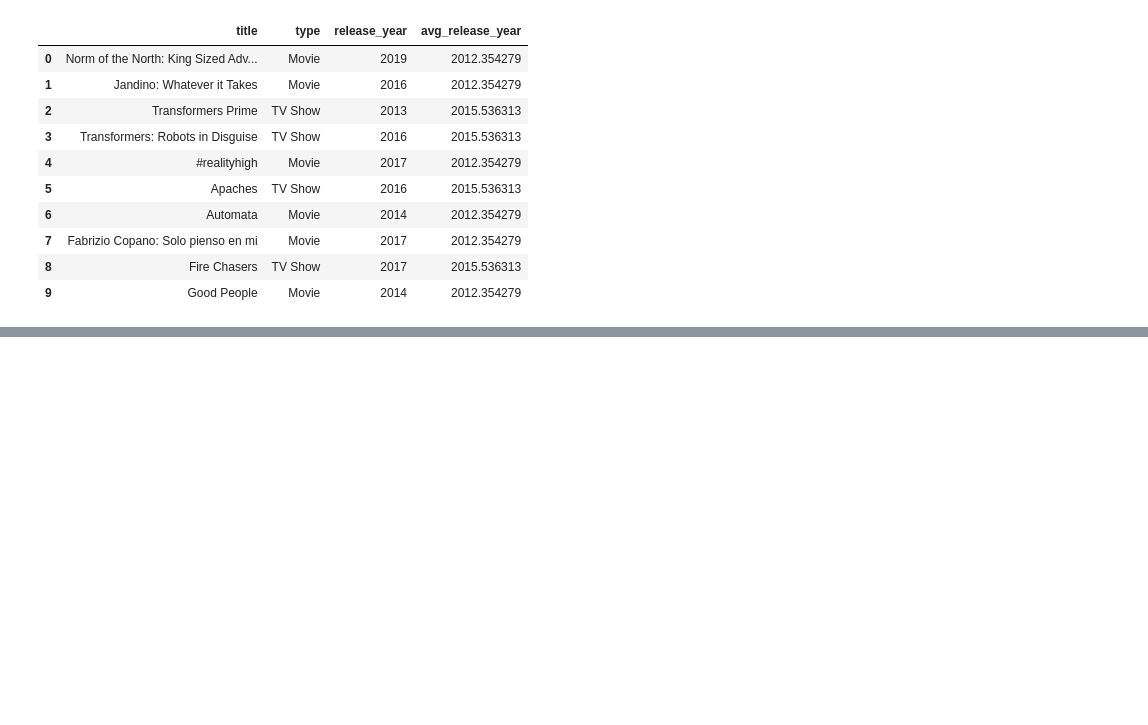
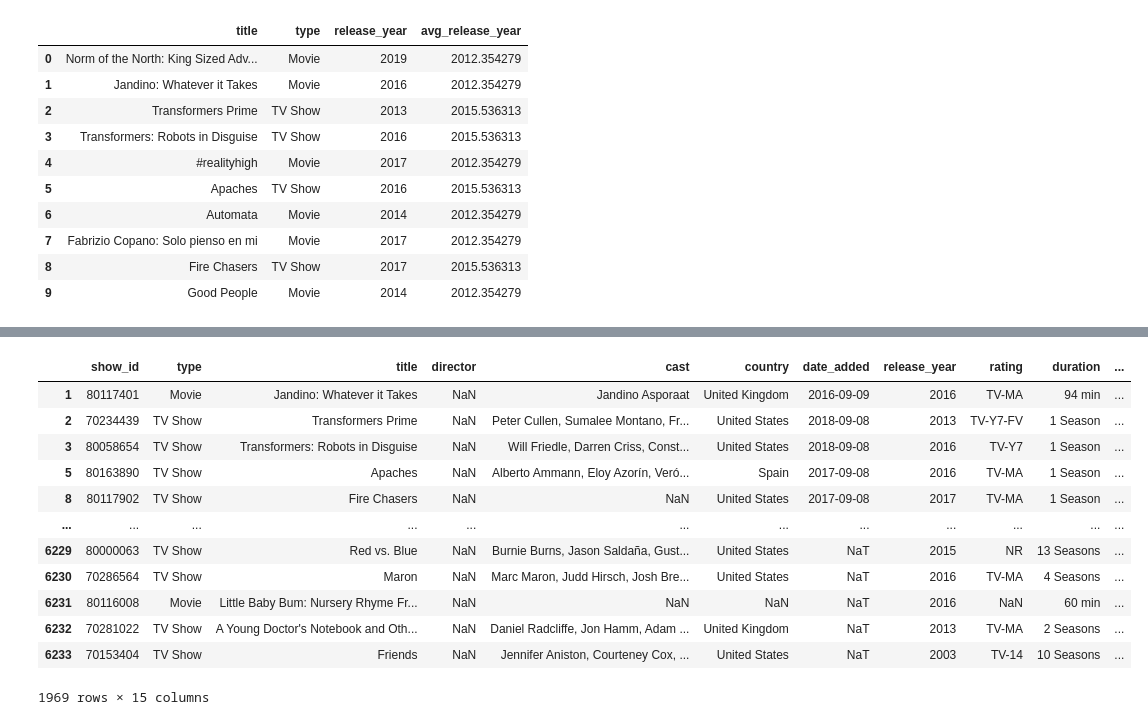
Before and after one commit to rajesh-sudam/netflix_data_analysis, a Jupyter notebook: src/main.ipynb, the cells around one changed output, grey strips where cells are left out. Drawn from its saved outputs; the diff is of its cells as text; code cells hidden in the pictures; blank space fills up the shorter version.

```diff
--- a/src/main.ipynb
+++ b/src/main.ipynb
@@ -607,3 +607,7 @@ df[['title','type','release_year','avg_release_year']].head(10)
 | 7 | Fabrizio Copano: Solo pienso en mi | Movie | 2017 | 2012.354279 |
 | 8 | Fire Chasers | TV Show | 2017 | 2015.536313 |
 | 9 | Good People | Movie | 2014 | 2012.354279 |
+# %%
+features_na=[feature for feature in df.columns if df[feature].isnull().sum()>0]
+for feature in features_na:
+    print(f"{feature}: {df[feature].isnull().sum()} missing values")
@@ -610,3 +622,19 @@ df[['title','type','release_year','avg_release_year']].head(10)
+# %%
+df[df[features_na[0]].isnull()]
+# %% [output]
+|  | show_id | type | title | director | cast | country | date_added | release_year | rating | duration | ... |
+| 1 | 80117401 | Movie | Jandino: Whatever it Takes | NaN | Jandino Asporaat | United Kingdom | 2016-09-09 | 2016 | TV-MA | 94 min | ... |
+| 2 | 70234439 | TV Show | Transformers Prime | NaN | Peter Cullen, Sumalee Montano, Fr... | United States | 2018-09-08 | 2013 | TV-Y7-FV | 1 Season | ... |
+| 3 | 80058654 | TV Show | Transformers: Robots in Disguise | NaN | Will Friedle, Darren Criss, Const... | United States | 2018-09-08 | 2016 | TV-Y7 | 1 Season | ... |
+| 5 | 80163890 | TV Show | Apaches | NaN | Alberto Ammann, Eloy Azorín, Veró... | Spain | 2017-09-08 | 2016 | TV-MA | 1 Season | ... |
+| 8 | 80117902 | TV Show | Fire Chasers | NaN | NaN | United States | 2017-09-08 | 2017 | TV-MA | 1 Season | ... |
+| ... | ... | ... | ... | ... | ... | ... | ... | ... | ... | ... | ... |
+| 6229 | 80000063 | TV Show | Red vs. Blue | NaN | Burnie Burns, Jason Saldaña, Gust... | United States | NaT | 2015 | NR | 13 Seasons | ... |
+| 6230 | 70286564 | TV Show | Maron | NaN | Marc Maron, Judd Hirsch, Josh Bre... | United States | NaT | 2016 | TV-MA | 4 Seasons | ... |
+| 6231 | 80116008 | Movie | Little Baby Bum: Nursery Rhyme Fr... | NaN | NaN | NaN | NaT | 2016 | NaN | 60 min | ... |
+| 6232 | 70281022 | TV Show | A Young Doctor's Notebook and Oth... | NaN | Daniel Radcliffe, Jon Hamm, Adam ... | United Kingdom | NaT | 2013 | TV-MA | 2 Seasons | ... |
+| 6233 | 70153404 | TV Show | Friends | NaN | Jennifer Aniston, Courteney Cox, ... | United States | NaT | 2003 | TV-14 | 10 Seasons | ... |
+1969 rows × 15 columns
 # %%
 #scipy
 # %%
```
Also changed, not shown: parts of 2 cells of this notebook.
